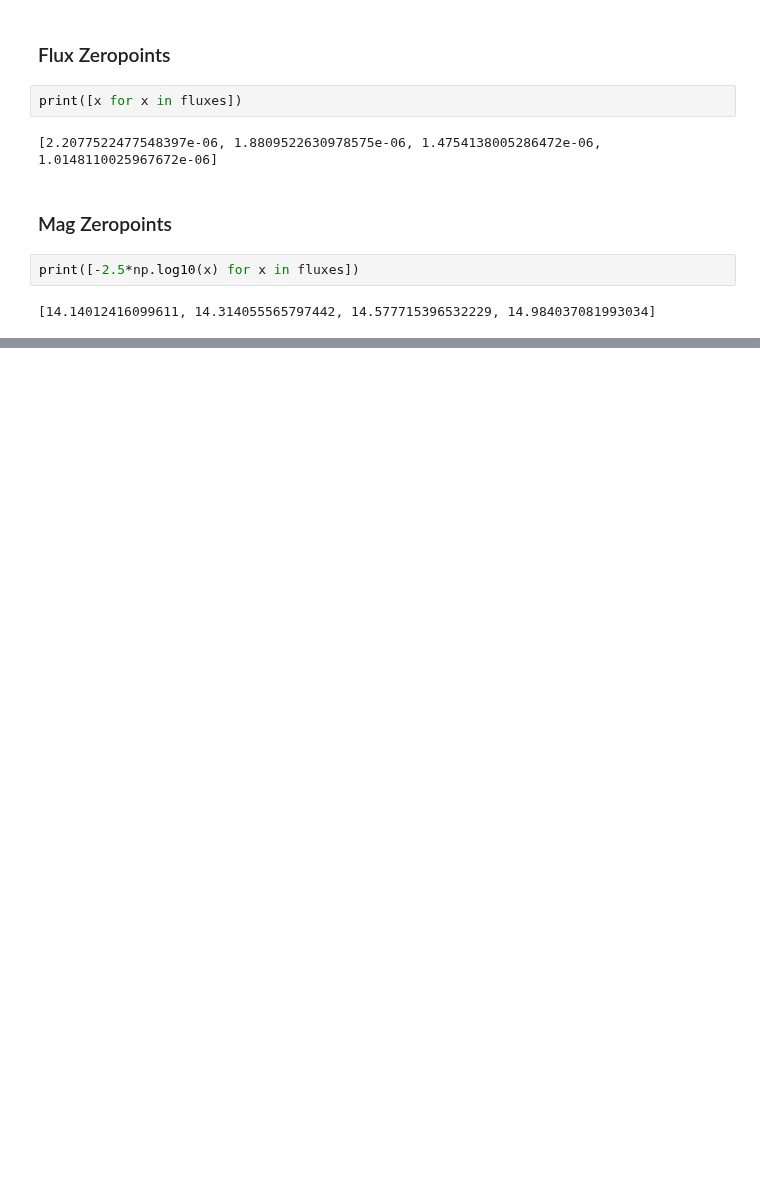
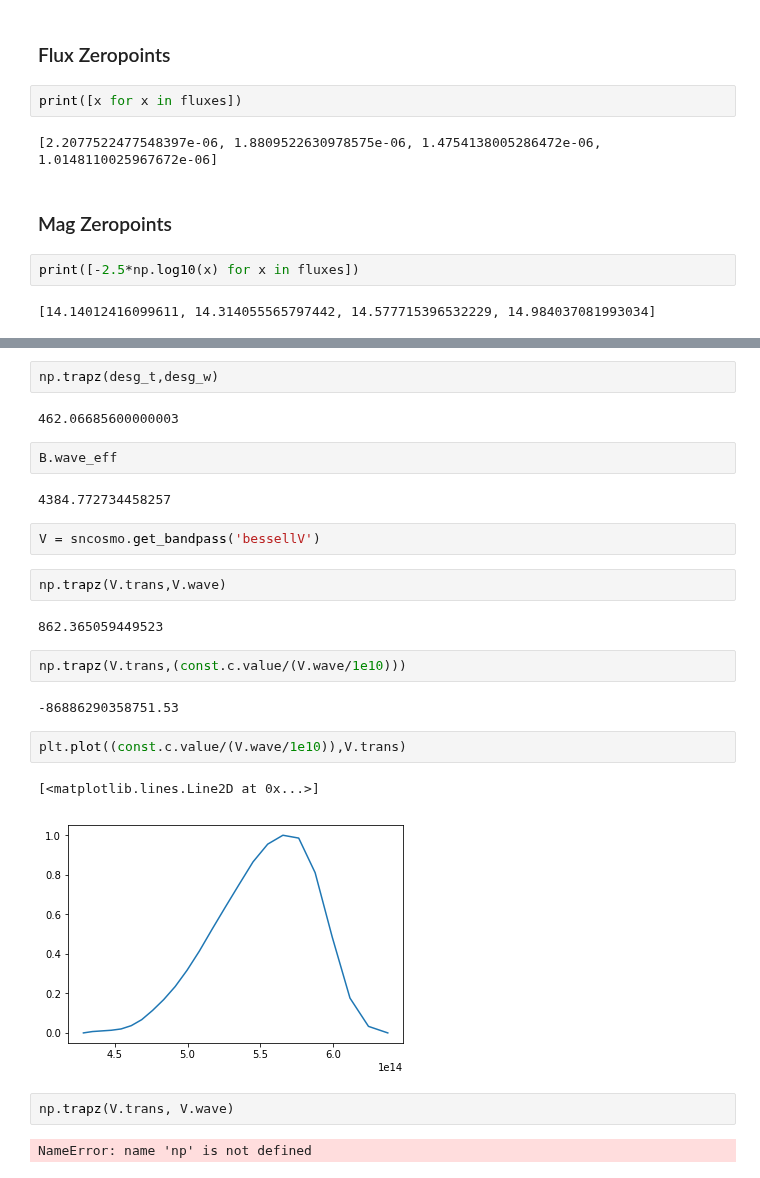
Before and after one commit to chrisfrohmaier/what_the_flux, a Jupyter notebook: Fluxes_and_AB.ipynb, the cells around one changed output, grey strips where cells are left out. Saved outputs shown, nothing was run; the diff lists cells and outputs as text; blank space fills up the shorter version.

```diff
--- a/Fluxes_and_AB.ipynb
+++ b/Fluxes_and_AB.ipynb
@@ -187,0 +367,27 @@ print([-2.5*np.log10(x) for x in fluxes])
+# %%
+np.trapz(desg_t,desg_w)
+# %% [output]
+462.06685600000003
+# %%
+B.wave_eff
+# %% [output]
+4384.772734458257
+# %%
+V = sncosmo.get_bandpass('bessellV')
+# %%
+np.trapz(V.trans,V.wave)
+# %% [output]
+862.365059449523
+# %%
+np.trapz(V.trans,(const.c.value/(V.wave/1e10)))
+# %% [output]
+-86886290358751.53
+# %%
+plt.plot((const.c.value/(V.wave/1e10)),V.trans)
+# %% [output]
+[<matplotlib.lines.Line2D at 0x...>]
+[figure, added]
+# %%
+np.trapz(V.trans, V.wave)
+# %% [output]
+NameError: name 'np' is not defined
```
Also changed, not shown: parts of 67 cells of this notebook.
